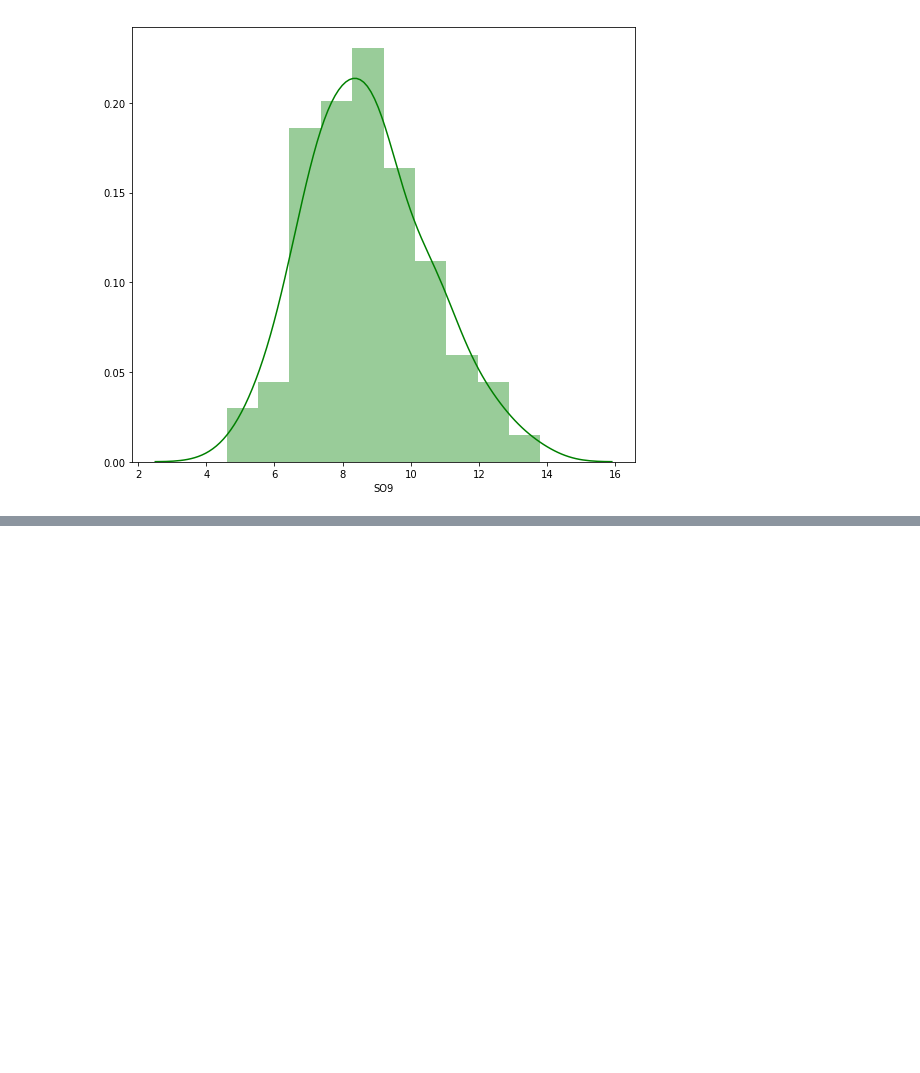
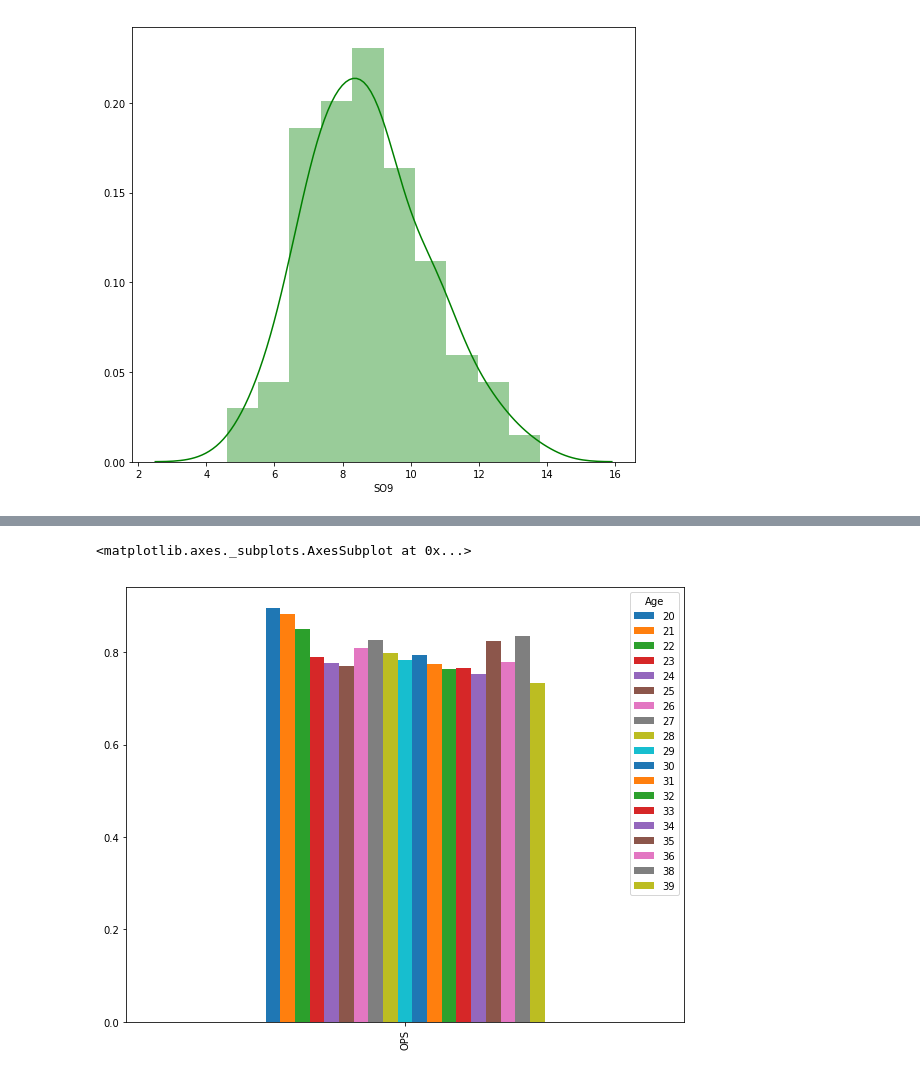
Before and after one commit to MMHNickerson/baseball2020, a Jupyter notebook: BRef_Fetch.ipynb, the cells around one changed output, grey strips where cells are left out. Cells and saved outputs as stored; diff of their text form; code cells hidden in the pictures; blank space fills up the shorter version.

Commit message:
more visualizations with two variables, pivot tables

```diff
--- a/BRef_Fetch.ipynb
+++ b/BRef_Fetch.ipynb
@@ -137,0 +148,6 @@ pitching_2019.hist(figsize=(16, 20), bins=10, xlabelsize=8, ylabelsize=8);
+# %%
+#create a subset of batting data for 2019, then select only batters with at least 350 plate appearances,
+#confirm by looking at the first few rows
+batting_2019 = batting[batting['season'] == 2019]
+batting_2019 = batting_2019[batting_2019['PA'] > 350]
+batting_2019.head()
@@ -137,0 +184,6 @@ pitching_2019.hist(figsize=(16, 20), bins=10, xlabelsize=8, ylabelsize=8);
+# %%
+#Let's see how batting performance relates to player age
+pd.pivot_table(batting_2019, values = 'OPS',  columns=['Age'], aggfunc=np.mean).plot.bar(stacked=False, figsize=(10,8))
+# %% [output]
+<matplotlib.axes._subplots.AxesSubplot at 0x...>
+[figure, added]
```
Also changed, not shown: parts of 8 cells of this notebook, 10 other files.
